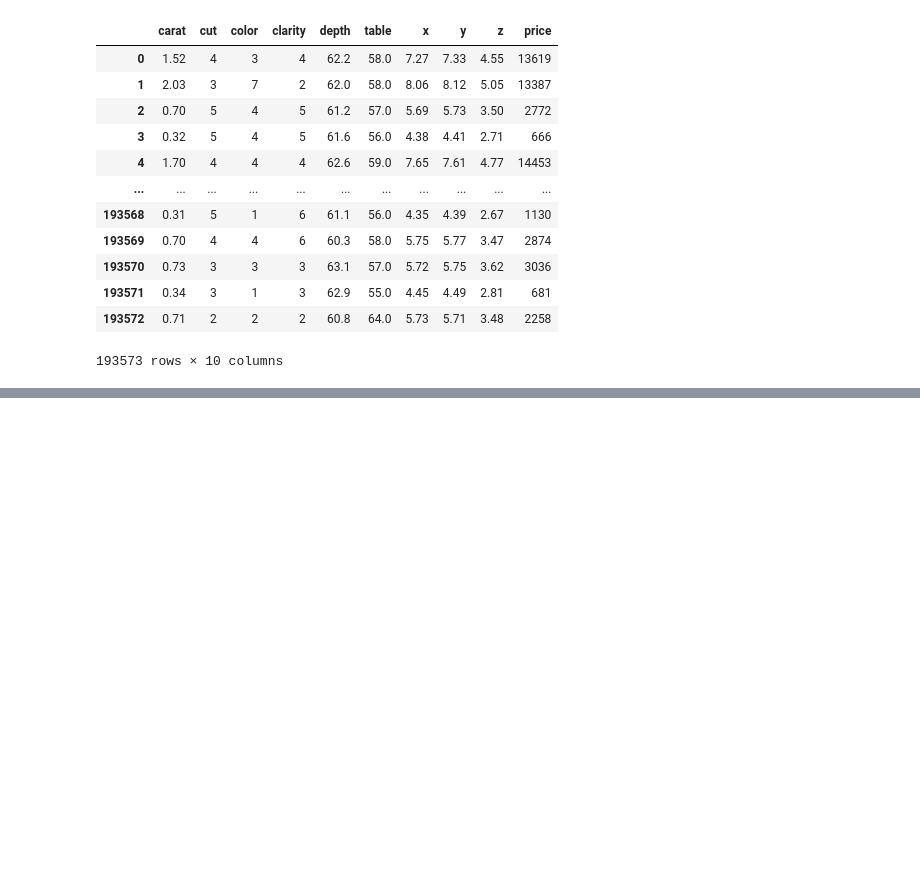
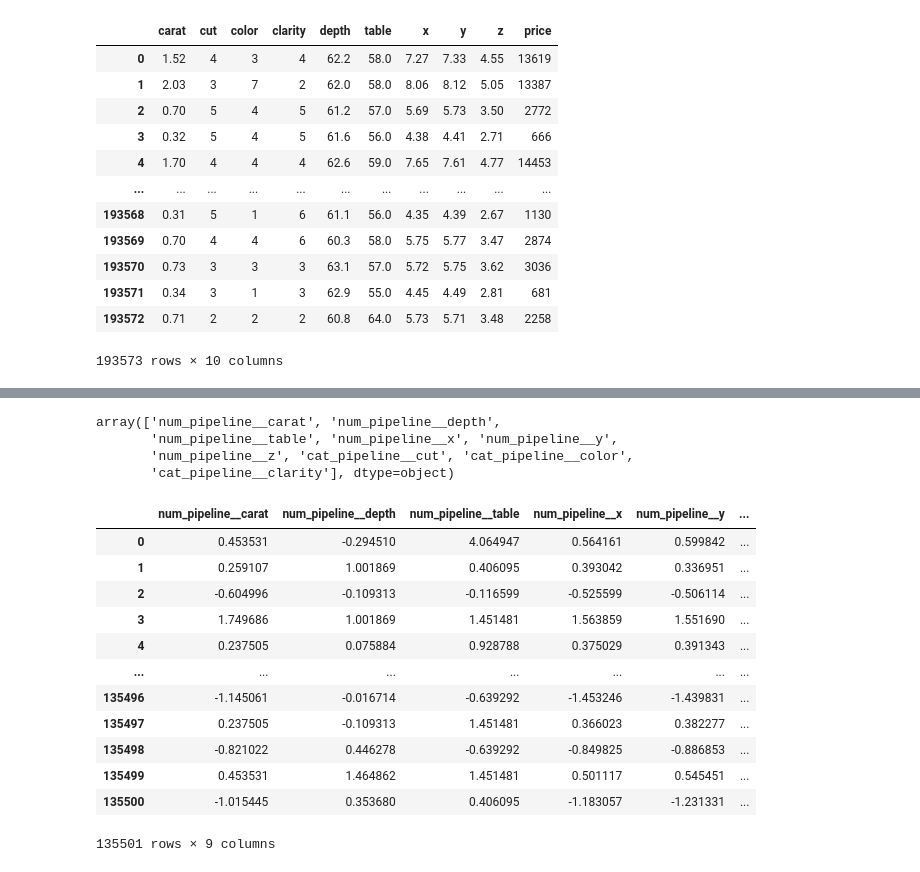
Before and after one commit to divyansh1934/firstmlops_project, a Jupyter notebook: notebooks/research.ipynb, the cells around one changed output, grey strips where cells are left out. Saved outputs shown, nothing was run; the diff lists cells and outputs as text; code cells hidden in the pictures; blank space fills up the shorter version.

```diff
--- a/notebooks/research.ipynb
+++ b/notebooks/research.ipynb
@@ -230,0 +365,7 @@ data
+# %%
+preprocessor=ColumnTransformer(
+    [
+        ("num_pipeline", num_pipeline, num_cols),
+        ("cat_pipeline", cat_pipeline, cat_cols)
+    ]
+)
@@ -230,0 +403,3 @@ data
+# %%
+from sklearn.model_selection import train_test_split
+X_train,X_test,y_train,y_test=train_test_split(X,y, test_size=0.30)
@@ -230,0 +414,2 @@ data
+# %%
+preprocessor.fit_transform(X_train)
@@ -230,0 +446,26 @@ data
+# %%
+preprocessor.get_feature_names_out()
+# %% [output]
+array(['num_pipeline__carat', 'num_pipeline__depth',
+       'num_pipeline__table', 'num_pipeline__x', 'num_pipeline__y',
+       'num_pipeline__z', 'cat_pipeline__cut', 'cat_pipeline__color',
+       'cat_pipeline__clarity'], dtype=object)
+# %%
+X_train=pd.DataFrame(preprocessor.transform(X_train), columns=preprocessor.get_feature_names_out())
+X_test=pd.DataFrame(preprocessor.transform(X_test), columns=preprocessor.get_feature_names_out())
+# %%
+X_train
+# %% [output]
+|  | num_pipeline__carat | num_pipeline__depth | num_pipeline__table | num_pipeline__x | num_pipeline__y | ... |
+| 0 | 0.453531 | -0.294510 | 4.064947 | 0.564161 | 0.599842 | ... |
+| 1 | 0.259107 | 1.001869 | 0.406095 | 0.393042 | 0.336951 | ... |
+| 2 | -0.604996 | -0.109313 | -0.116599 | -0.525599 | -0.506114 | ... |
+| 3 | 1.749686 | 1.001869 | 1.451481 | 1.563859 | 1.551690 | ... |
+| 4 | 0.237505 | 0.075884 | 0.928788 | 0.375029 | 0.391343 | ... |
+| ... | ... | ... | ... | ... | ... | ... |
+| 135496 | -1.145061 | -0.016714 | -0.639292 | -1.453246 | -1.439831 | ... |
+| 135497 | 0.237505 | -0.109313 | 1.451481 | 0.366023 | 0.382277 | ... |
+| 135498 | -0.821022 | 0.446278 | -0.639292 | -0.849825 | -0.886853 | ... |
+| 135499 | 0.453531 | 1.464862 | 1.451481 | 0.501117 | 0.545451 | ... |
+| 135500 | -1.015445 | 0.353680 | 0.406095 | -1.183057 | -1.231331 | ... |
+135501 rows × 9 columns
```
Also changed, not shown: parts of 29 cells of this notebook.
